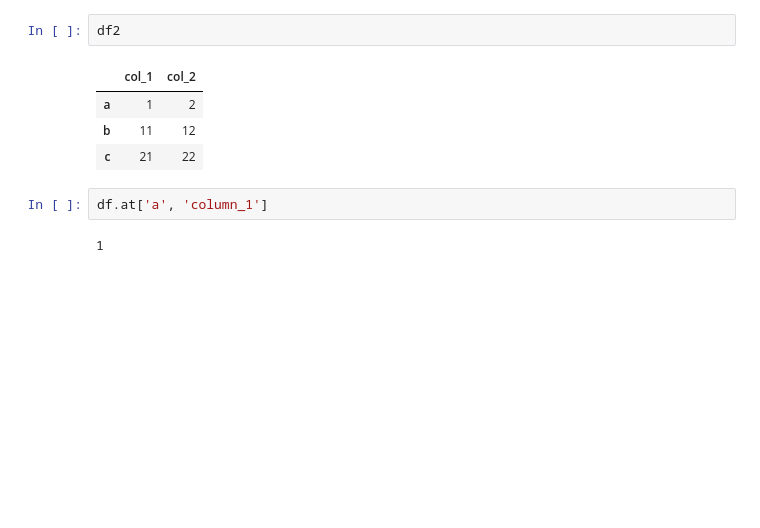
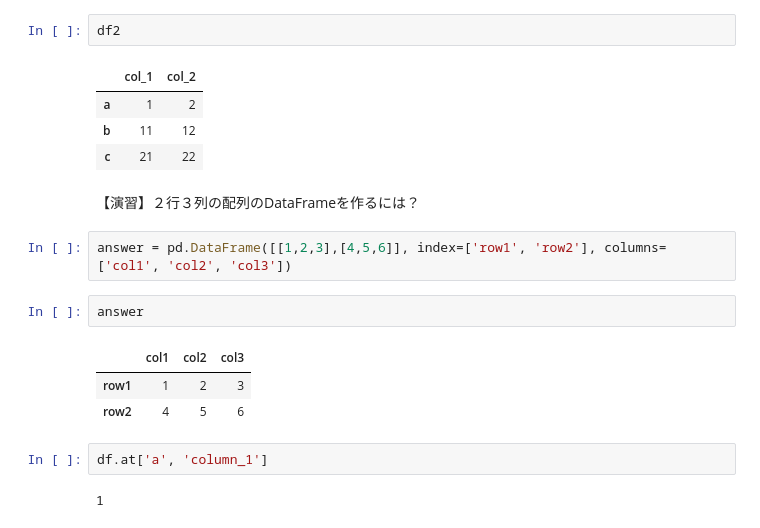
Before and after one commit to FujiiNoritsugu/Python_DataScience, a Jupyter notebook: try_pandas.ipynb, the cells around one changed output. Cells and saved outputs as stored; diff of their text form; blank space fills up the shorter version.

```diff
--- a/try_pandas.ipynb
+++ b/try_pandas.ipynb
@@ -122,6 +134,16 @@ df2
 | a | 1 | 2 |
 | b | 11 | 12 |
 | c | 21 | 22 |
+# %% [markdown]
+【演習】２行３列の配列のDataFrameを作るには？
+# %%
+answer = pd.DataFrame([[1,2,3],[4,5,6]], index=['row1', 'row2'], columns=['col1', 'col2', 'col3'])
+# %%
+answer
+# %% [output]
+|  | col1 | col2 | col3 |
+| row1 | 1 | 2 | 3 |
+| row2 | 4 | 5 | 6 |
 # %%
 df.at['a', 'column_1']
 # %% [output]
```
Also changed, not shown: parts of 12 cells of this notebook, 2 other files.
